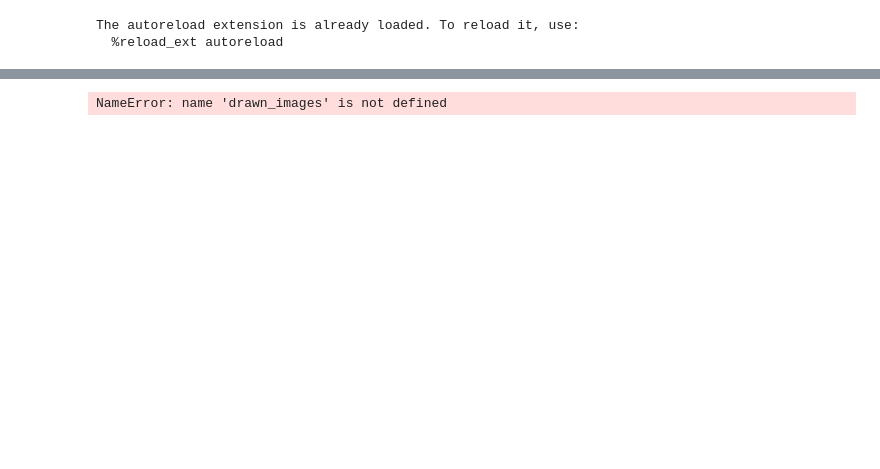
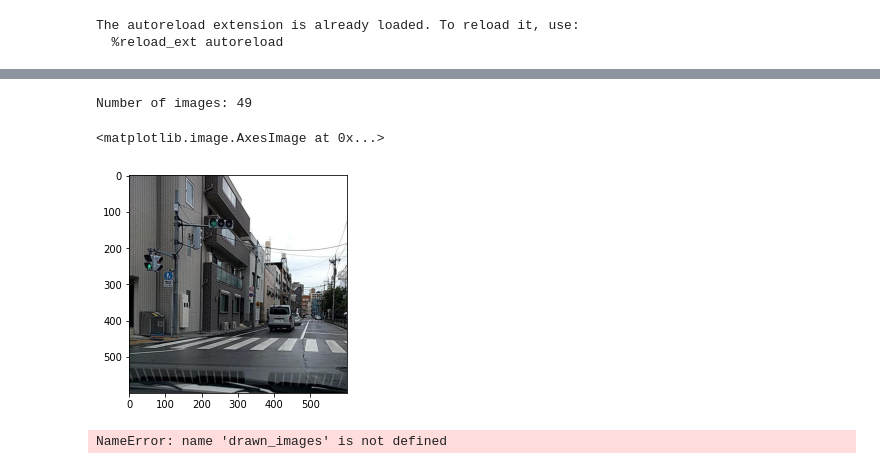
Before and after one commit to mariusud/road-damage-detection, a Jupyter notebook: SSD/demo.ipynb, the cells around one changed output, grey strips where cells are left out. Cells and saved outputs as stored; diff of their text form; code cells hidden in the pictures; blank space fills up the shorter version.

```diff
--- a/SSD/demo.ipynb
+++ b/SSD/demo.ipynb
@@ -52,7 +73,11 @@ RuntimeError: CUDA error: out of memory
 # %%
 # Example to plot the first drawn image
 print("Number of images:", len(drawn_images))
-plt.imshow(drawn_images[0])
+plt.imshow(drawn_images[3])
+# %% [output]
+Number of images: 49
+<matplotlib.image.AxesImage at 0x...>
+[figure, added]
 # %%
 plt.imshow(drawn_images[1])
 # %% [output]
```
Also changed, not shown: parts of 1 cell of this notebook, 12 other files.
